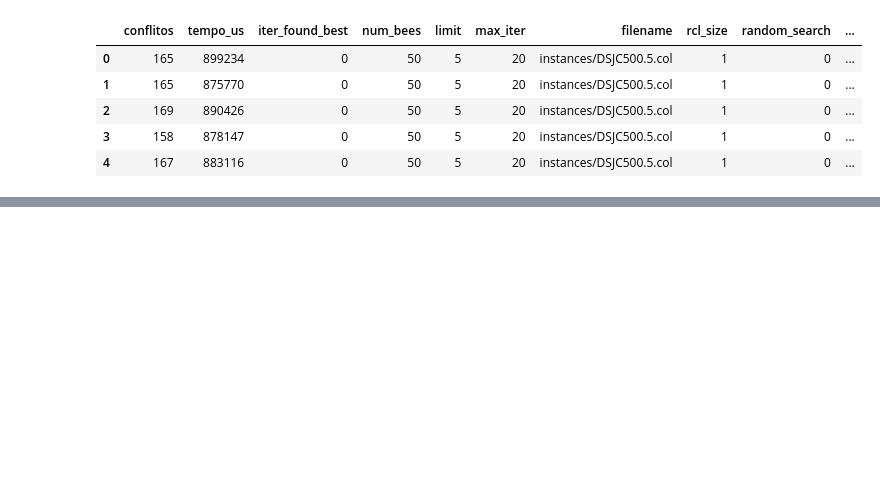
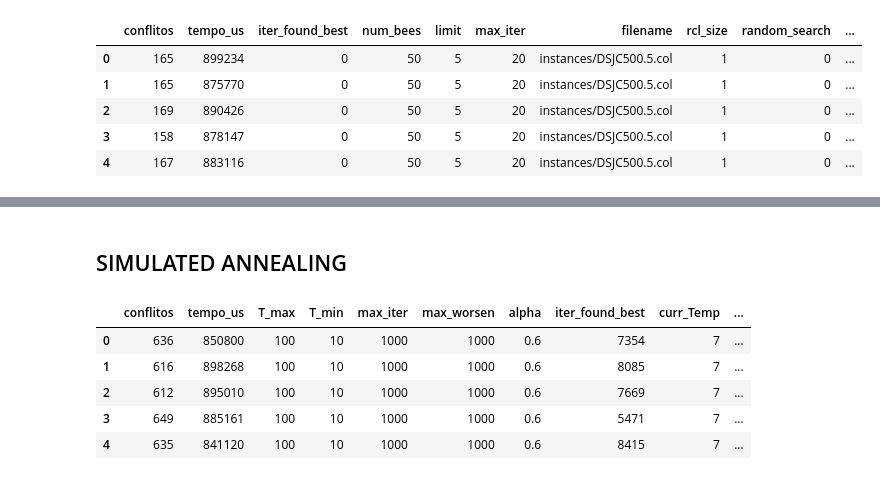
Before and after one commit to bruno-duart/GraphColor, a Jupyter notebook: Optuna.ipynb, the cells around one changed output, grey strips where cells are left out. Saved outputs shown, nothing was run; the diff lists cells and outputs as text; code cells hidden in the pictures; blank space fills up the shorter version.

```diff
--- a/Optuna.ipynb
+++ b/Optuna.ipynb
@@ -169,0 +193,7 @@ Melhores parâmetros encontrados:
+# %%
+columns = ['conflitos', 'tempo_us', 'iter_found_best', 'num_bees',
+           'limit', 'max_iter', 'filename', 'method', 'metha',
+           'num_vertices', 'num_edges', 'onlooker_phase' ]
+df = pd.read_csv('results_abc_v2/calibrar_pseudo_greedy_v2/DSJC500.5.txt', sep=';', names=columns, header=None)
+df.head()
+df['metha'].unique()
@@ -169,0 +450,25 @@ Melhores parâmetros encontrados:
+# %% [markdown]
+## SIMULATED ANNEALING
+# %%
+files = ['4-FullIns_4', 'ash331GPIA', 'DSJC250.1', 'le450_15a', 'qg.order30', 'queen13_13']
+columns_sa = ['conflitos', 'tempo_us', 'T_max', 'T_min',
+                'max_iter', 'max_worsen', 'alpha', 'iter_found_best',
+                'curr_Temp', 'filename', 'num_vertices', 'num_edges', 'init_method' ]
+# %%
+dfs = []
+
+for file in files:
+    df = pd.read_csv(f'results_sa_v2/analysis/{file}.txt', sep=';', names=columns_sa, header=None)
+    df['conflitos_norm'] = (df["conflitos"] - df["conflitos"].min()) / (df["conflitos"].max() - df["conflitos"].min() if df["conflitos"].max()!= df["conflitos"].min() else 0)
+    df['tempo_norm'] = (df["tempo_us"] - df["tempo_us"].min()) / (df["tempo_us"].max() - df["tempo_us"].min() if df["tempo_us"].max()!= df["tempo_us"].min() else 0)
+    dfs.append(df)
+
+df_sa = pd.concat(dfs, ignore_index=True)
+df_sa.head()
+# %% [output]
+|  | conflitos | tempo_us | T_max | T_min | max_iter | max_worsen | alpha | iter_found_best | curr_Temp | ... |
+| 0 | 636 | 850800 | 100 | 10 | 1000 | 1000 | 0.6 | 7354 | 7 | ... |
+| 1 | 616 | 898268 | 100 | 10 | 1000 | 1000 | 0.6 | 8085 | 7 | ... |
+| 2 | 612 | 895010 | 100 | 10 | 1000 | 1000 | 0.6 | 7669 | 7 | ... |
+| 3 | 649 | 885161 | 100 | 10 | 1000 | 1000 | 0.6 | 5471 | 7 | ... |
+| 4 | 635 | 841120 | 100 | 10 | 1000 | 1000 | 0.6 | 8415 | 7 | ... |
```
Also changed, not shown: parts of 24 cells of this notebook.
